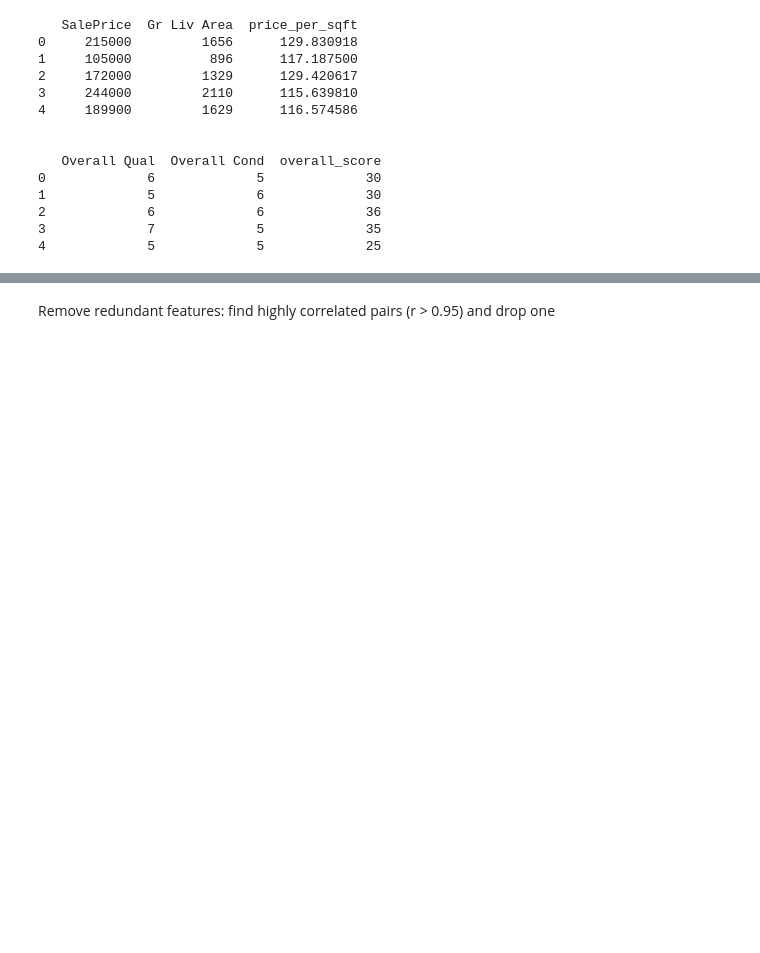
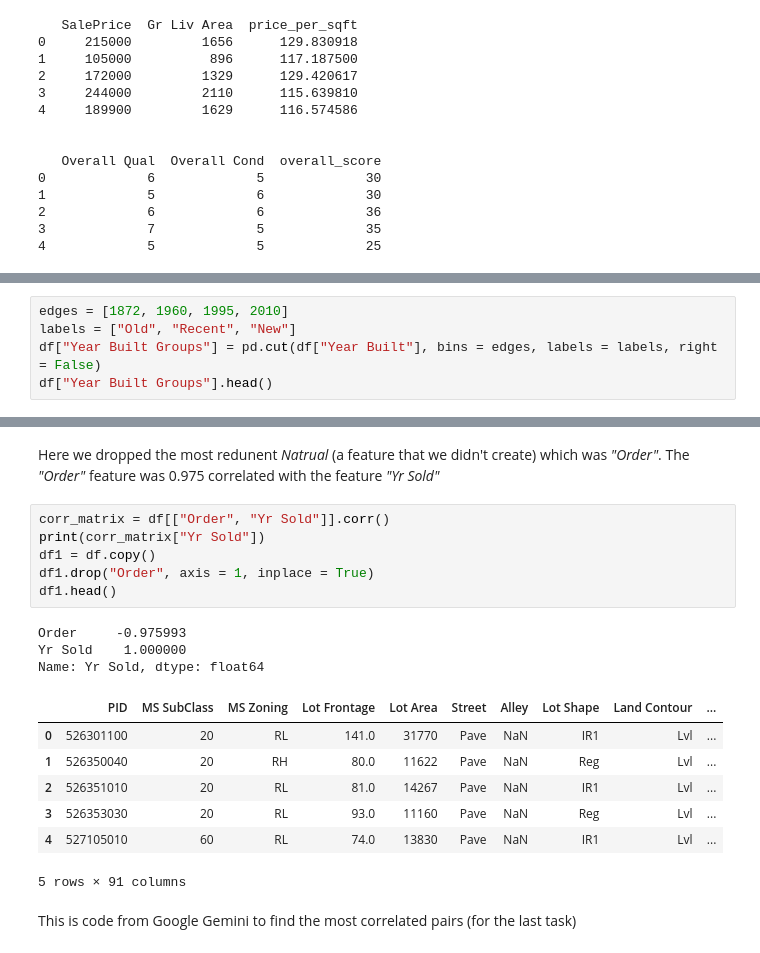
Before and after one commit to Eyadalmiman/Student-Capstone-Project, a Jupyter notebook: 02_features.ipynb, the cells around one changed output, grey strips where cells are left out. Cells and saved outputs as stored; diff of their text form; blank space fills up the shorter version.

```diff
--- a/02_features.ipynb
+++ b/02_features.ipynb
@@ -105,0 +140,5 @@ Bin 1 column into meaningful groups (e.g., age groups: New, Recent, Old)
+# %%
+edges = [1872, 1960, 1995, 2010]
+labels = ["Old", "Recent", "New"]
+df["Year Built Groups"] = pd.cut(df["Year Built"], bins = edges, labels = labels, right = False)
+df["Year Built Groups"].head()
@@ -106,2 +153,21 @@ Bin 1 column into meaningful groups (e.g., age groups: New, Recent, Old)
 # %% [markdown]
-Remove redundant features: find highly correlated pairs (r > 0.95) and drop one
+Here we dropped the most redunent *Natrual* (a feature that we didn't create) which was *"Order"*. The *"Order"* feature was 0.975 correlated with the feature *"Yr Sold"*
+# %%
+corr_matrix = df[["Order", "Yr Sold"]].corr()
+print(corr_matrix["Yr Sold"])
+df1 = df.copy()
+df1.drop("Order", axis = 1, inplace = True)
+df1.head()
+# %% [output]
+Order     -0.975993
+Yr Sold    1.000000
+Name: Yr Sold, dtype: float64
+|  | PID | MS SubClass | MS Zoning | Lot Frontage | Lot Area | Street | Alley | Lot Shape | Land Contour | ... |
+| 0 | 526301100 | 20 | RL | 141.0 | 31770 | Pave | NaN | IR1 | Lvl | ... |
+| 1 | 526350040 | 20 | RH | 80.0 | 11622 | Pave | NaN | Reg | Lvl | ... |
+| 2 | 526351010 | 20 | RL | 81.0 | 14267 | Pave | NaN | IR1 | Lvl | ... |
+| 3 | 526353030 | 20 | RL | 93.0 | 11160 | Pave | NaN | Reg | Lvl | ... |
+| 4 | 527105010 | 60 | RL | 74.0 | 13830 | Pave | NaN | IR1 | Lvl | ... |
+5 rows × 91 columns
+# %% [markdown]
+This is code from Google Gemini to find the most correlated pairs (for the last task)
```
Also changed, not shown: parts of 8 cells of this notebook.
